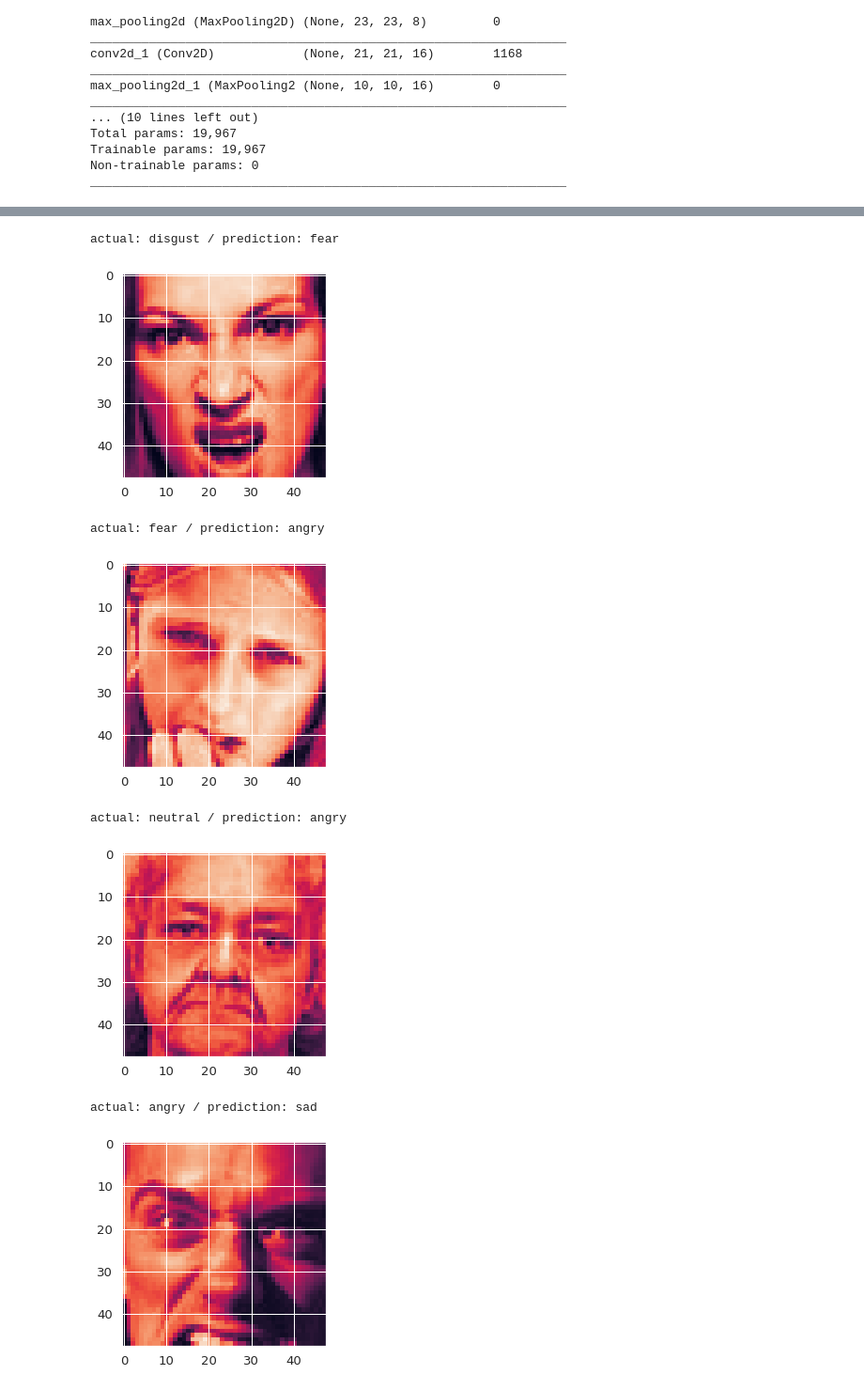
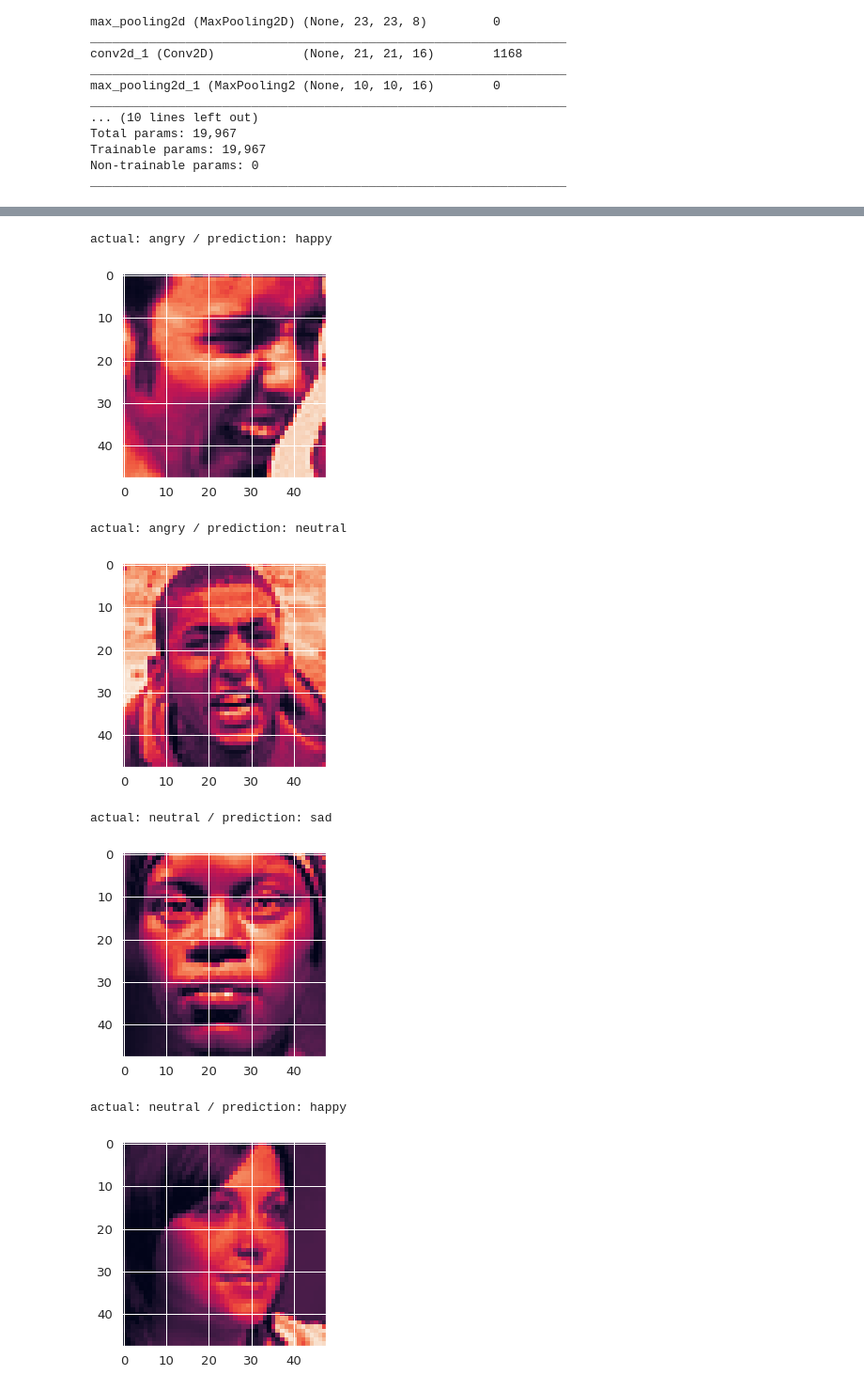
Before and after one commit to Ayuniarfina/Final-Project-Bangkit---JKT4-B, a Jupyter notebook: basemodel.ipynb, the cells around one changed output, grey strips where cells are left out. Shown at 94% size. Cells and saved outputs as stored; diff of their text form; code cells hidden in the pictures.

```diff
--- a/basemodel.ipynb
+++ b/basemodel.ipynb
@@ -244,23 +244,23 @@ weighted avg       0.51      0.51      0.51      7066
 # %%
 #Print N Random Misclassified Images (limit==N)
 limit=0
 dir = ('/tmp/dataset/images/images/validation')
 while True:
   limit+=1
   nomor = random.sample(x,1)
   print(#testgenerator.filenames[(nomor[0])],
         'actual:', labels[tes1[(nomor[0])]], '/ prediction:', labels[tes2[(nomor[0])]])
   plt.imshow(mpimg.imread(dir+'/'+testgenerator.filenames[(nomor[0])]))
   plt.show()
 
-  if limit == 20:
+  if limit == 25:
     break
 # %% [output]
-actual: disgust / prediction: fear
+actual: angry / prediction: happy
-[figure, old version]
+[figure, new version]
-actual: fear / prediction: angry
+actual: angry / prediction: neutral
-[figure, old version]
+[figure, new version]
-actual: neutral / prediction: angry
+actual: neutral / prediction: sad
-[figure, old version]
+[figure, new version]
-actual: angry / prediction: sad
+actual: neutral / prediction: happy
-[figure, old version]
+[figure, new version]
```
Also changed, not shown: parts of 8 cells of this notebook.
